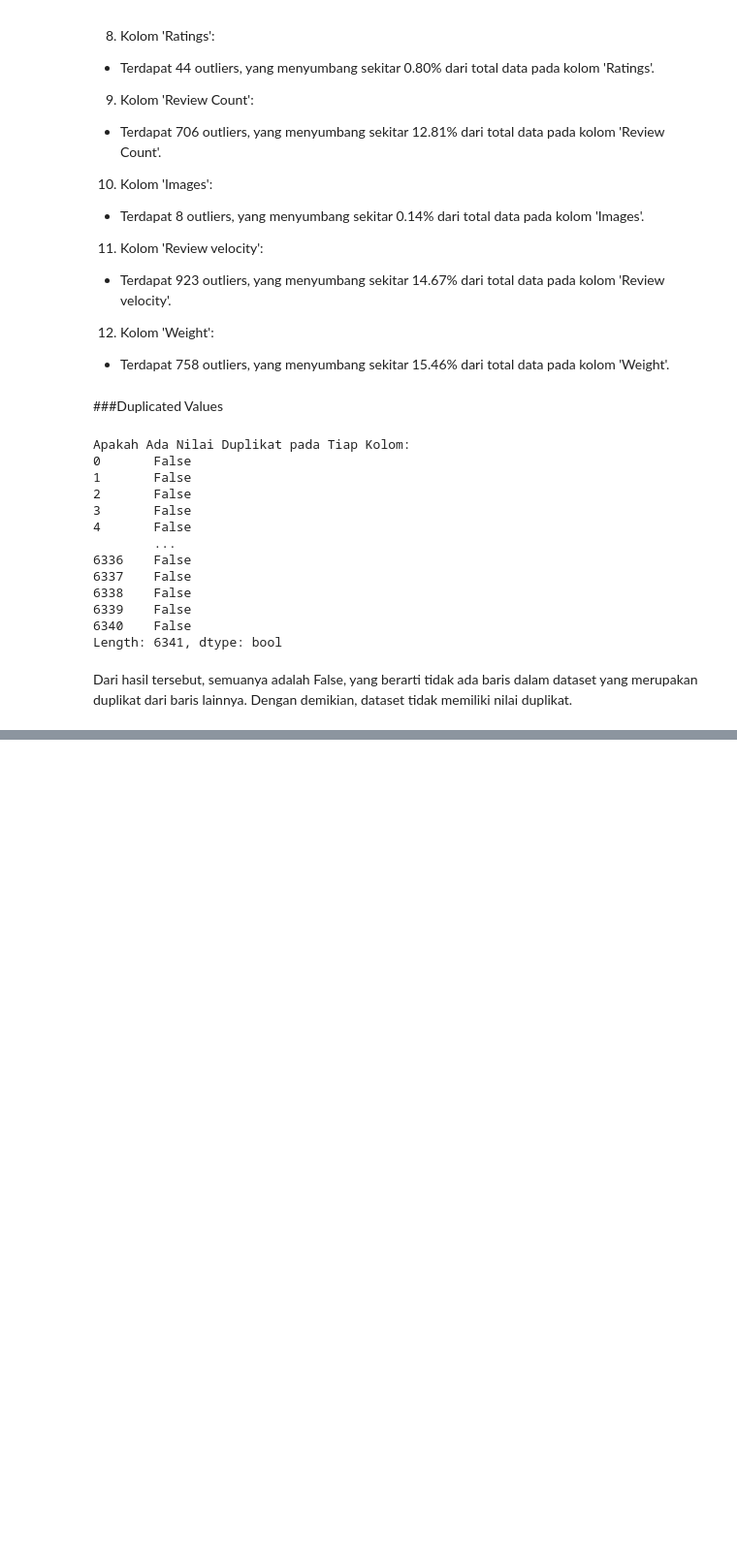
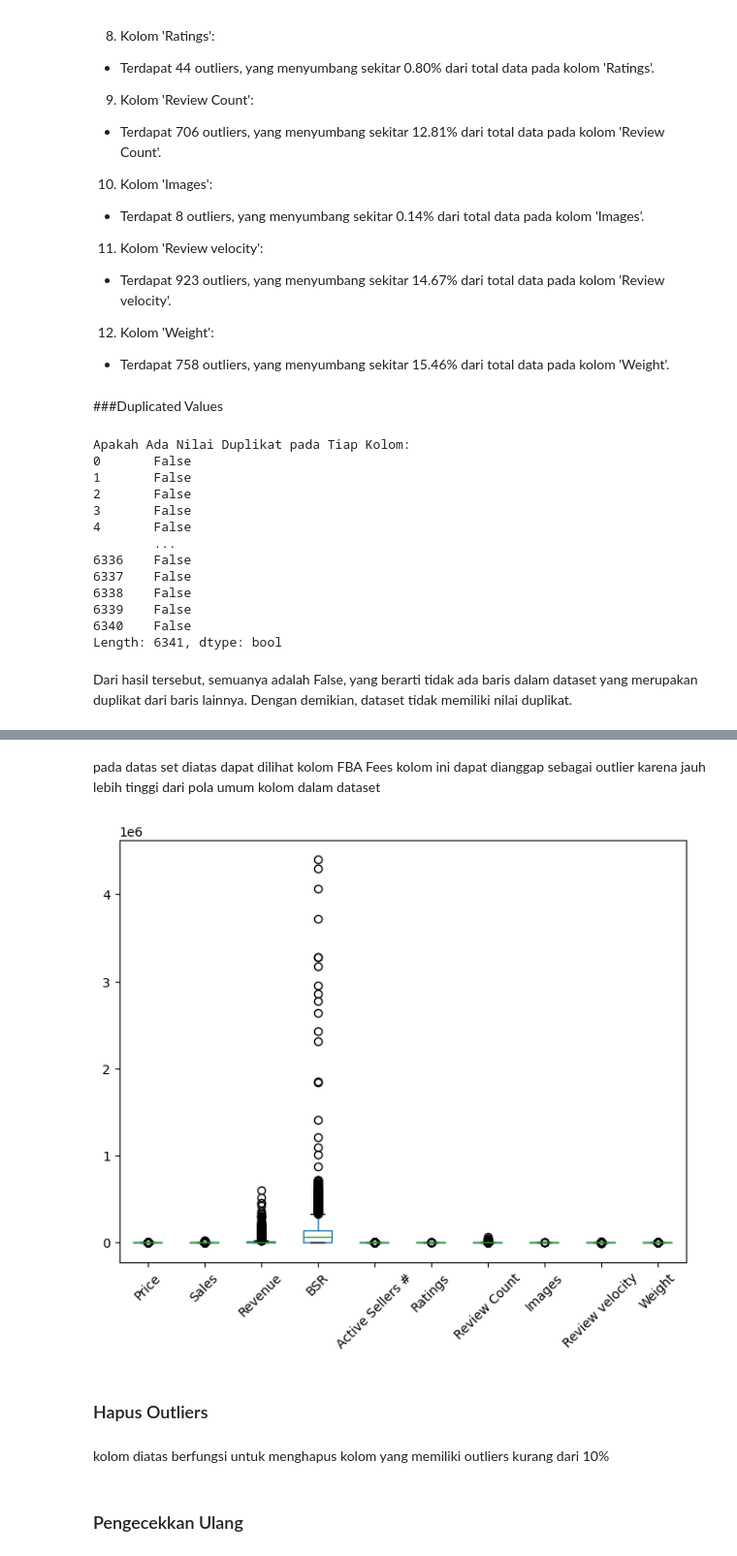
Before and after one commit to raffithoriq/tugas-Data-Mining-, a Jupyter notebook: Tugas_1_Data_Mining.ipynb, the cells around one changed output, grey strips where cells are left out. Shown at 97% size. Cells and saved outputs as stored; diff of their text form; code cells hidden in the pictures; blank space fills up the shorter version.

```diff
--- a/Tugas_1_Data_Mining.ipynb
+++ b/Tugas_1_Data_Mining.ipynb
@@ -539,0 +1169,2 @@ Dari hasil tersebut, semuanya adalah False, yang berarti tidak ada baris dalam d
+# %%
+df_file['Weight'] = df_file['Weight'].fillna(df_file['Weight'].mode()[0])
@@ -539,0 +1179,4 @@ Dari hasil tersebut, semuanya adalah False, yang berarti tidak ada baris dalam d
+# %%
+df_file['Creation Date'] = df_file['Creation Date'].fillna(df_file['Creation Date'].mode()[0])
+# %%
+df_file['Creation Date'] = df_file['Creation Date'].fillna(df_file['Creation Date'].mode()[0])
@@ -539,0 +1233,2 @@ Dari hasil tersebut, semuanya adalah False, yang berarti tidak ada baris dalam d
+# %%
+df_file = df_file.drop_duplicates()
@@ -539,0 +1278,8 @@ Dari hasil tersebut, semuanya adalah False, yang berarti tidak ada baris dalam d
+# %% [markdown]
+pada datas set diatas dapat dilihat kolom FBA Fees  kolom ini dapat dianggap sebagai outlier karena jauh lebih tinggi dari pola umum kolom dalam dataset
+# %%
+boxplot = df_file.drop('FBA Fees', axis=1).boxplot(grid=False, rot=45,  figsize=(8,6))
+# %% [output]
+[figure, added]
+# %% [markdown]
+### Hapus Outliers
@@ -539,0 +1342,4 @@ Dari hasil tersebut, semuanya adalah False, yang berarti tidak ada baris dalam d
+# %% [markdown]
+kolom diatas berfungsi untuk  menghapus kolom yang memiliki outliers kurang dari 10%
+# %% [markdown]
+### Pengecekkan Ulang
```
Also changed, not shown: parts of 127 cells of this notebook.
